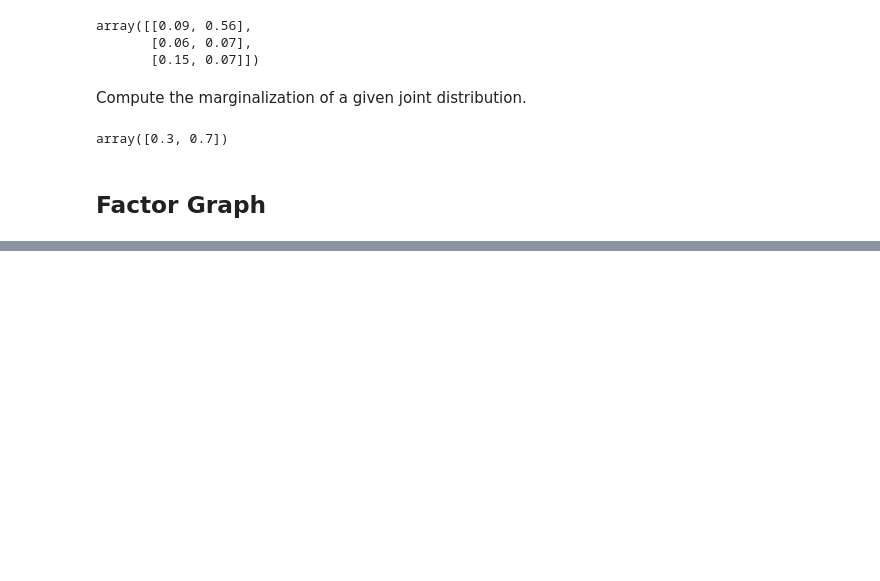
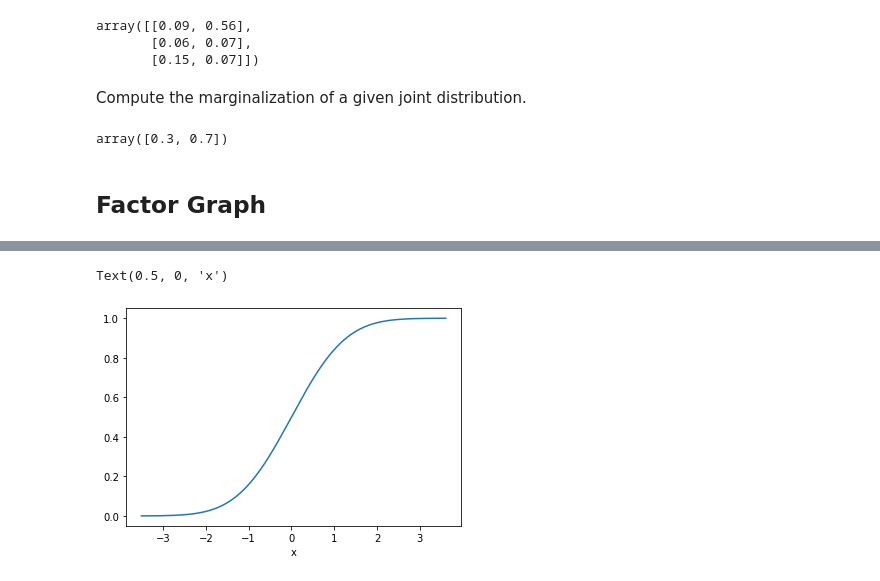
Before and after one commit to BadChromium/random_spreading, a Jupyter notebook: Belief_propagation.ipynb, the cells around one changed output, grey strips where cells are left out. Cells and saved outputs as stored; diff of their text form; code cells hidden in the pictures; blank space fills up the shorter version.

```diff
--- a/Belief_propagation.ipynb
+++ b/Belief_propagation.ipynb
@@ -107,0 +156,10 @@ array([0.3, 0.7])
+# %%
+data = np.random.randn(10000)
+x = np.sort(data)
+y = sp.stats.norm.cdf(x)
+# %%
+plt.plot(x,y)
+plt.xlabel('x')
+# %% [output]
+Text(0.5, 0, 'x')
+[figure, added]
```
Also changed, not shown: parts of 6 cells of this notebook, 1 other file.
